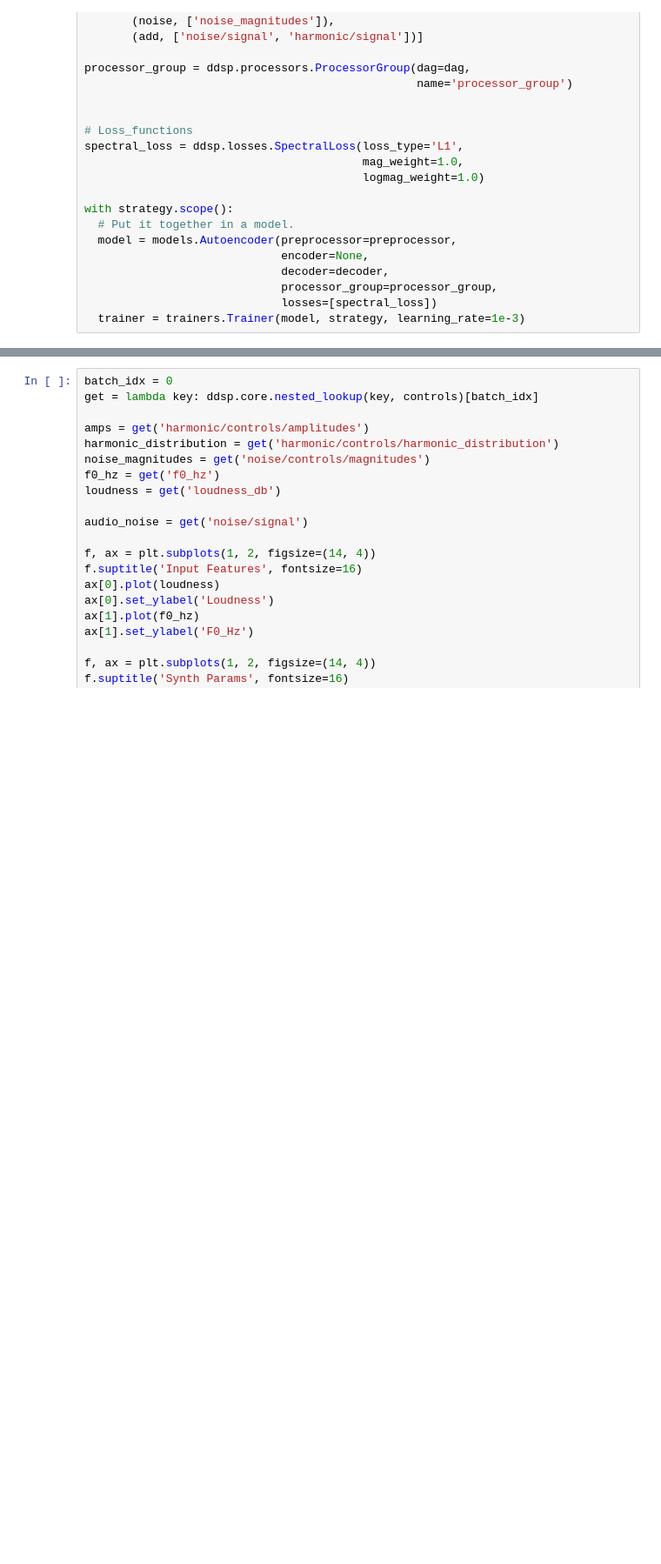
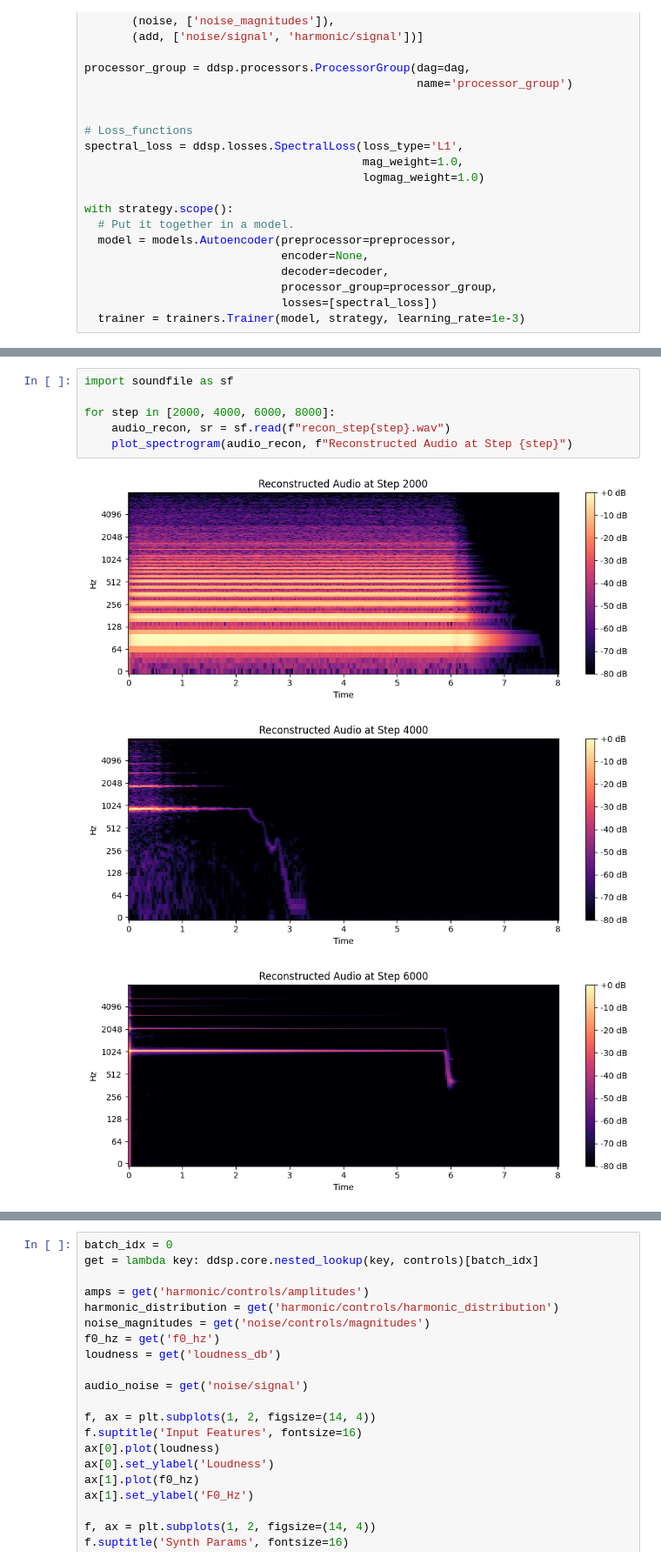
Before and after one commit to jwb10028/ml_final_project_local, a Jupyter notebook: Notebooks/Project/jupyter_performance_eval_01.ipynb, the cells around one changed output, grey strips where cells are left out. Shown at 87% size. Drawn from its saved outputs; the diff is of its cells as text; blank space fills up the shorter version.

```diff
--- a/Notebooks/Project/jupyter_performance_eval_01.ipynb
+++ b/Notebooks/Project/jupyter_performance_eval_01.ipynb
@@ -226,0 +215,10 @@ plot_spectrogram(audio_gen.numpy()[0], "Resynthesized Audio")
+# %%
+import soundfile as sf
+
+for step in [2000, 4000, 6000, 8000]:
+    audio_recon, sr = sf.read(f"recon_step{step}.wav")
+    plot_spectrogram(audio_recon, f"Reconstructed Audio at Step {step}")
+# %% [output]
+[figure, added]
+[figure, added]
+[figure, added]
```
Also changed, not shown: parts of 9 cells of this notebook, 20 other files.
